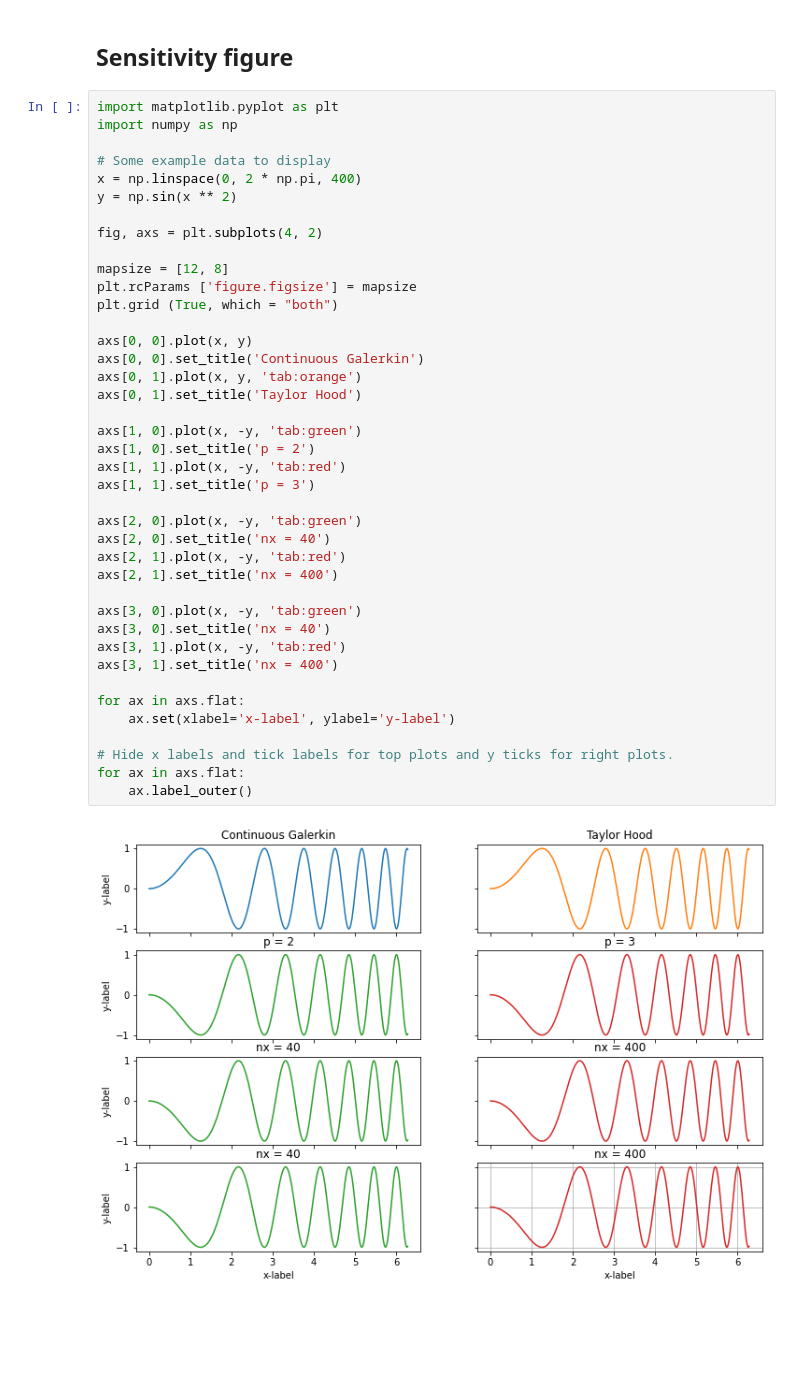
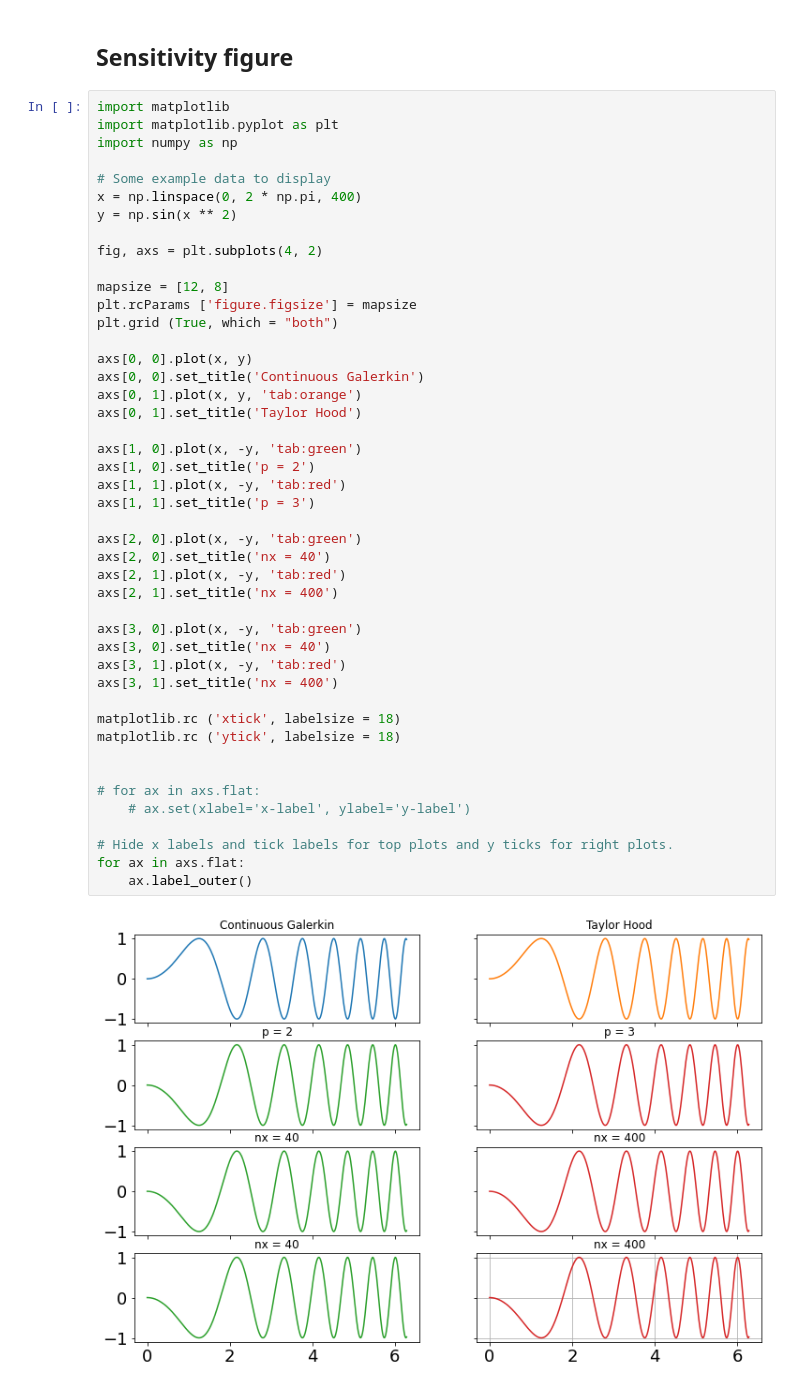
Before and after one commit to lazovasquez/slugcapturing_2021, a Jupyter notebook: codes/02_sensitivity.ipynb, the cells around one changed output. Drawn from its saved outputs; the diff is of its cells as text; blank space fills up the shorter version.

```diff
--- a/codes/02_sensitivity.ipynb
+++ b/codes/02_sensitivity.ipynb
@@ -1,6 +1,7 @@
 # %% [markdown]
 ## Sensitivity figure
 # %%
+import matplotlib
 import matplotlib.pyplot as plt
 import numpy as np
 
@@ -12,33 +13,37 @@ fig, axs = plt.subplots(4, 2)
 
 mapsize = [12, 8]
 plt.rcParams ['figure.figsize'] = mapsize
 plt.grid (True, which = "both")
 
 axs[0, 0].plot(x, y)
 axs[0, 0].set_title('Continuous Galerkin')
 axs[0, 1].plot(x, y, 'tab:orange')
 axs[0, 1].set_title('Taylor Hood')
 
 axs[1, 0].plot(x, -y, 'tab:green')
 axs[1, 0].set_title('p = 2')
 axs[1, 1].plot(x, -y, 'tab:red')
 axs[1, 1].set_title('p = 3')
 
 axs[2, 0].plot(x, -y, 'tab:green')
 axs[2, 0].set_title('nx = 40')
 axs[2, 1].plot(x, -y, 'tab:red')
 axs[2, 1].set_title('nx = 400')
 
 axs[3, 0].plot(x, -y, 'tab:green')
 axs[3, 0].set_title('nx = 40')
 axs[3, 1].plot(x, -y, 'tab:red')
 axs[3, 1].set_title('nx = 400')
 
-for ax in axs.flat:
-    ax.set(xlabel='x-label', ylabel='y-label')
+matplotlib.rc ('xtick', labelsize = 18)
+matplotlib.rc ('ytick', labelsize = 18)
+
+
+# for ax in axs.flat:
+    # ax.set(xlabel='x-label', ylabel='y-label')
 
 # Hide x labels and tick labels for top plots and y ticks for right plots.
 for ax in axs.flat:
     ax.label_outer()
 # %% [output]
-[figure, old version]
+[figure, new version]
```
Also changed, not shown: 7 other files.
